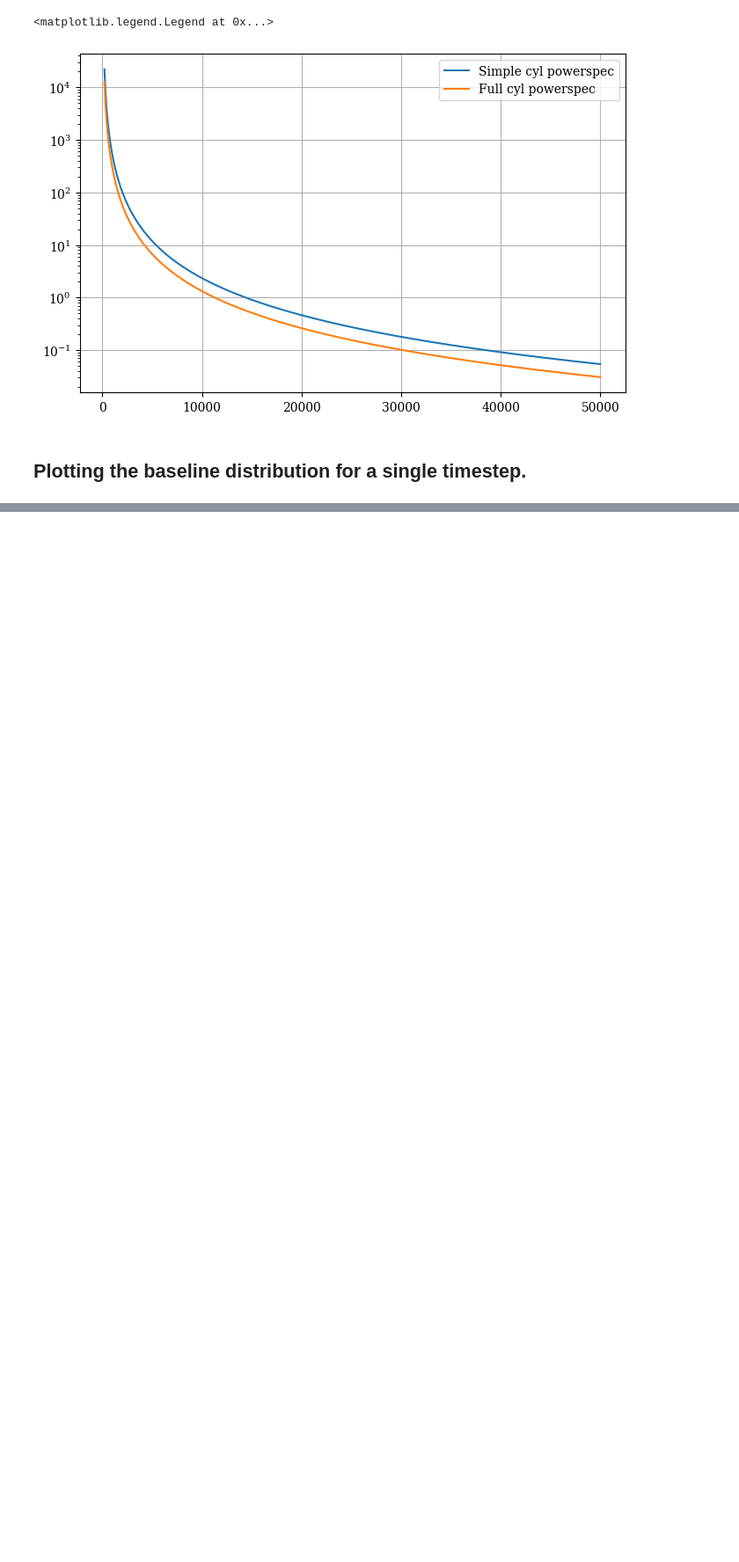
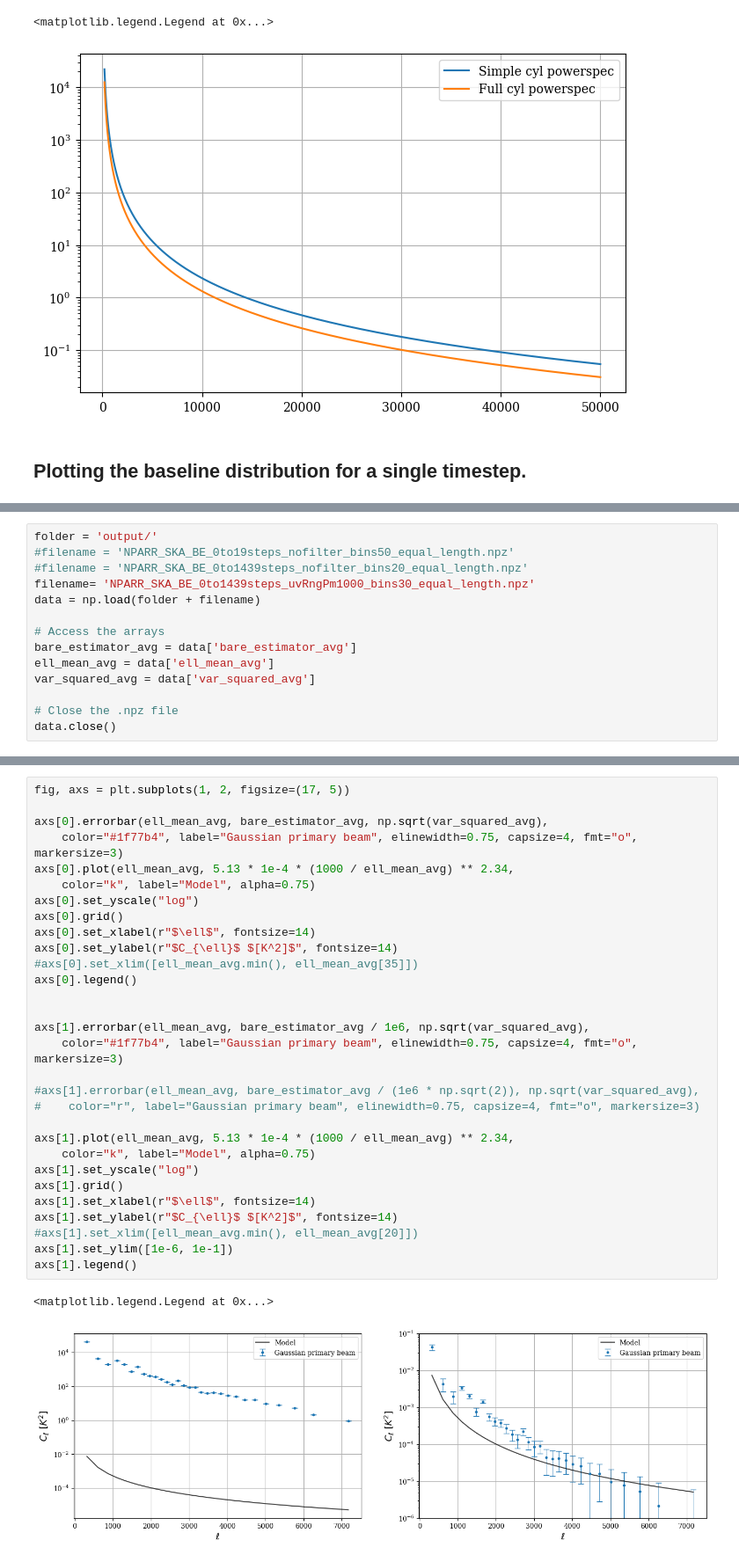
Before and after one commit to vitraj/visest, a Jupyter notebook: Misc_tests_notebook.ipynb, the cells around one changed output, grey strips where cells are left out. Shown at 88% size. Saved outputs shown, nothing was run; the diff lists cells and outputs as text; blank space fills up the shorter version.

```diff
--- a/Misc_tests_notebook.ipynb
+++ b/Misc_tests_notebook.ipynb
@@ -973,0 +905,14 @@ if __name__ == "__main__":
+# %%
+folder = 'output/'
+#filename = 'NPARR_SKA_BE_0to19steps_nofilter_bins50_equal_length.npz'
+#filename = 'NPARR_SKA_BE_0to1439steps_nofilter_bins20_equal_length.npz'
+filename= 'NPARR_SKA_BE_0to1439steps_uvRngPm1000_bins30_equal_length.npz'
+data = np.load(folder + filename)
+
+# Access the arrays
+bare_estimator_avg = data['bare_estimator_avg']
+ell_mean_avg = data['ell_mean_avg']
+var_squared_avg = data['var_squared_avg']
+
+# Close the .npz file
+data.close()
@@ -973,0 +929,33 @@ if __name__ == "__main__":
+# %%
+fig, axs = plt.subplots(1, 2, figsize=(17, 5))
+
+axs[0].errorbar(ell_mean_avg, bare_estimator_avg, np.sqrt(var_squared_avg),
+    color="#1f77b4", label="Gaussian primary beam", elinewidth=0.75, capsize=4, fmt="o", markersize=3)
+axs[0].plot(ell_mean_avg, 5.13 * 1e-4 * (1000 / ell_mean_avg) ** 2.34,
+    color="k", label="Model", alpha=0.75)
+axs[0].set_yscale("log")
+axs[0].grid()
+axs[0].set_xlabel(r"$\ell$", fontsize=14)
+axs[0].set_ylabel(r"$C_{\ell}$ $[K^2]$", fontsize=14)
+#axs[0].set_xlim([ell_mean_avg.min(), ell_mean_avg[35]])
+axs[0].legend()
+
+
+axs[1].errorbar(ell_mean_avg, bare_estimator_avg / 1e6, np.sqrt(var_squared_avg),
+    color="#1f77b4", label="Gaussian primary beam", elinewidth=0.75, capsize=4, fmt="o", markersize=3)
+
+#axs[1].errorbar(ell_mean_avg, bare_estimator_avg / (1e6 * np.sqrt(2)), np.sqrt(var_squared_avg),
+#    color="r", label="Gaussian primary beam", elinewidth=0.75, capsize=4, fmt="o", markersize=3)
+
+axs[1].plot(ell_mean_avg, 5.13 * 1e-4 * (1000 / ell_mean_avg) ** 2.34,
+    color="k", label="Model", alpha=0.75)
+axs[1].set_yscale("log")
+axs[1].grid()
+axs[1].set_xlabel(r"$\ell$", fontsize=14)
+axs[1].set_ylabel(r"$C_{\ell}$ $[K^2]$", fontsize=14)
+#axs[1].set_xlim([ell_mean_avg.min(), ell_mean_avg[20]])
+axs[1].set_ylim([1e-6, 1e-1])
+axs[1].legend()
+# %% [output]
+<matplotlib.legend.Legend at 0x...>
+[figure, added]
```
Also changed, not shown: parts of 7 cells of this notebook, 4 other files.
